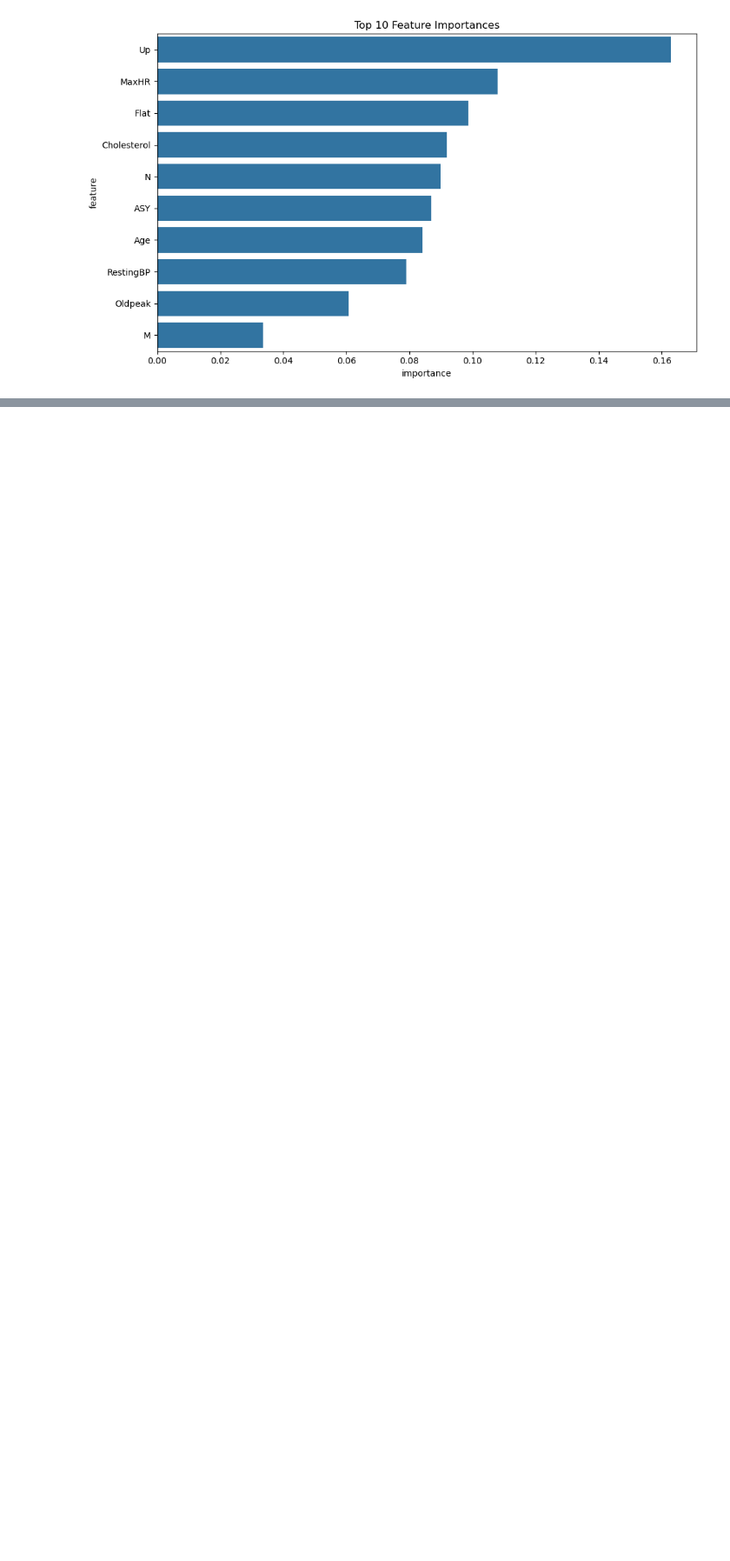
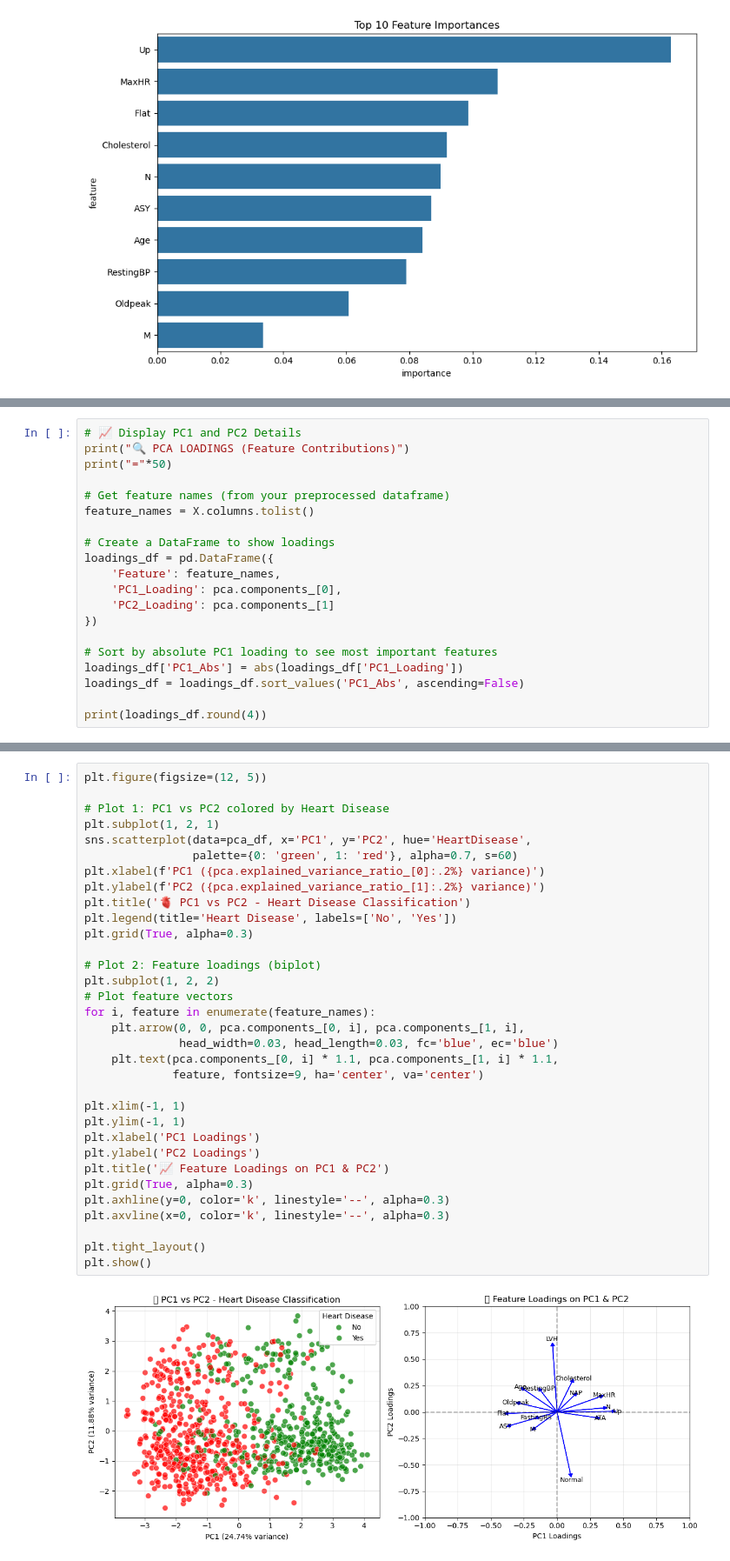
Before and after one commit to ddarkns/Heart-Disease-Prediction-Feature-Extraction-PCA, a Jupyter notebook: main.ipynb, the cells around one changed output, grey strips where cells are left out. Shown at 87% size. Saved outputs shown, nothing was run; the diff lists cells and outputs as text; blank space fills up the shorter version.

```diff
--- a/main.ipynb
+++ b/main.ipynb
@@ -703,0 +741,20 @@ plt.show()
+# %%
+# 📈 Display PC1 and PC2 Details
+print("🔍 PCA LOADINGS (Feature Contributions)")
+print("="*50)
+
+# Get feature names (from your preprocessed dataframe)
+feature_names = X.columns.tolist()
+
+# Create a DataFrame to show loadings
+loadings_df = pd.DataFrame({
+    'Feature': feature_names,
+    'PC1_Loading': pca.components_[0],
+    'PC2_Loading': pca.components_[1]
+})
+
+# Sort by absolute PC1 loading to see most important features
+loadings_df['PC1_Abs'] = abs(loadings_df['PC1_Loading'])
+loadings_df = loadings_df.sort_values('PC1_Abs', ascending=False)
+
+print(loadings_df.round(4))
@@ -703,0 +785,35 @@ plt.show()
+# %%
+plt.figure(figsize=(12, 5))
+
+# Plot 1: PC1 vs PC2 colored by Heart Disease
+plt.subplot(1, 2, 1)
+sns.scatterplot(data=pca_df, x='PC1', y='PC2', hue='HeartDisease',
+                palette={0: 'green', 1: 'red'}, alpha=0.7, s=60)
+plt.xlabel(f'PC1 ({pca.explained_variance_ratio_[0]:.2%} variance)')
+plt.ylabel(f'PC2 ({pca.explained_variance_ratio_[1]:.2%} variance)')
+plt.title('🫀 PC1 vs PC2 - Heart Disease Classification')
+plt.legend(title='Heart Disease', labels=['No', 'Yes'])
+plt.grid(True, alpha=0.3)
+
+# Plot 2: Feature loadings (biplot)
+plt.subplot(1, 2, 2)
+# Plot feature vectors
+for i, feature in enumerate(feature_names):
+    plt.arrow(0, 0, pca.components_[0, i], pca.components_[1, i],
+              head_width=0.03, head_length=0.03, fc='blue', ec='blue')
+    plt.text(pca.components_[0, i] * 1.1, pca.components_[1, i] * 1.1,
+             feature, fontsize=9, ha='center', va='center')
+
+plt.xlim(-1, 1)
+plt.ylim(-1, 1)
+plt.xlabel('PC1 Loadings')
+plt.ylabel('PC2 Loadings')
+plt.title('📈 Feature Loadings on PC1 & PC2')
+plt.grid(True, alpha=0.3)
+plt.axhline(y=0, color='k', linestyle='--', alpha=0.3)
+plt.axvline(x=0, color='k', linestyle='--', alpha=0.3)
+
+plt.tight_layout()
+plt.show()
+# %% [output]
+[figure, added]
```
Also changed, not shown: parts of 9 cells of this notebook.
